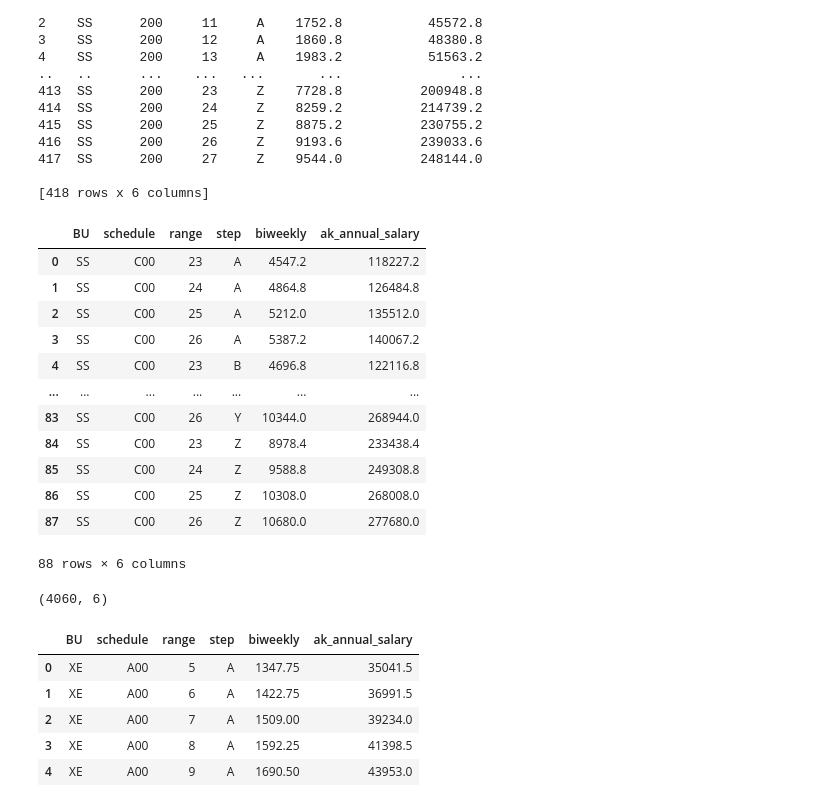
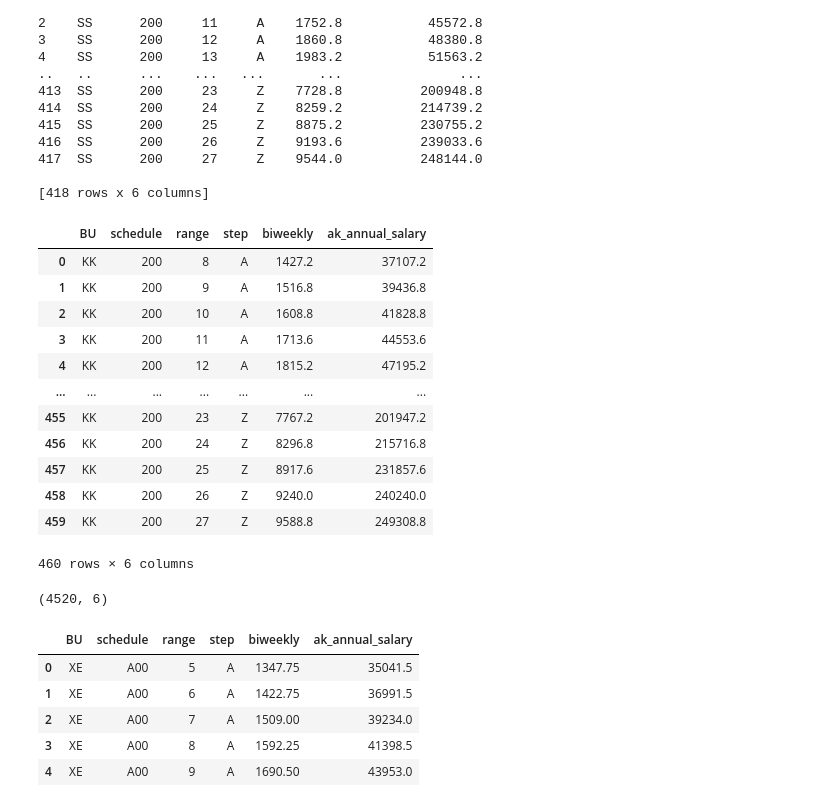
Before and after one commit to daveskoster/AK_Salary_Study, a Jupyter notebook: salary_schedule.ipynb, the cells around one changed output. Drawn from its saved outputs; the diff is of its cells as text; code cells hidden in the pictures.

Commit message:
Added CEA Schedule to the extract, created a new output table to make it easier to read. Added range_change_summary generated by the extract_data.ipynb

```diff
--- a/salary_schedule.ipynb
+++ b/salary_schedule.ipynb
@@ -370,28 +370,29 @@ def process_salary_schedule(
     cleaned = extract_and_clean_pdf_table(pdf_path, **extract_kwargs)
     return transform_salary_df(cleaned, BU, schedule)
 # %%
-df_ssc00 = process_salary_schedule(
-    pdf_path="payroll/sal_sched/070824ssw_C00.pdf",
-    BU="SS",
-    schedule="C00",
-    skip_rows=2,
+df_kk200 = process_salary_schedule(
+    pdf_path="payroll/sal_sched/0724kkw_200.pdf",
+    BU="KK",
+    schedule="200",
+    skip_rows=3,
+    skip_footer_rows=2,
     footer_cols_to_drop=1
 )
-df_ssc00
+df_kk200
 # %% [output]
 |  | BU | schedule | range | step | biweekly | ak_annual_salary |
-| 0 | SS | C00 | 23 | A | 4547.2 | 118227.2 |
-| 1 | SS | C00 | 24 | A | 4864.8 | 126484.8 |
-| 2 | SS | C00 | 25 | A | 5212.0 | 135512.0 |
-| 3 | SS | C00 | 26 | A | 5387.2 | 140067.2 |
-| 4 | SS | C00 | 23 | B | 4696.8 | 122116.8 |
+| 0 | KK | 200 | 8 | A | 1427.2 | 37107.2 |
+| 1 | KK | 200 | 9 | A | 1516.8 | 39436.8 |
+| 2 | KK | 200 | 10 | A | 1608.8 | 41828.8 |
+| 3 | KK | 200 | 11 | A | 1713.6 | 44553.6 |
+| 4 | KK | 200 | 12 | A | 1815.2 | 47195.2 |
 | ... | ... | ... | ... | ... | ... | ... |
-| 83 | SS | C00 | 26 | Y | 10344.0 | 268944.0 |
-| 84 | SS | C00 | 23 | Z | 8978.4 | 233438.4 |
-| 85 | SS | C00 | 24 | Z | 9588.8 | 249308.8 |
-| 86 | SS | C00 | 25 | Z | 10308.0 | 268008.0 |
-| 87 | SS | C00 | 26 | Z | 10680.0 | 277680.0 |
+| 455 | KK | 200 | 23 | Z | 7767.2 | 201947.2 |
+| 456 | KK | 200 | 24 | Z | 8296.8 | 215716.8 |
+| 457 | KK | 200 | 25 | Z | 8917.6 | 231857.6 |
+| 458 | KK | 200 | 26 | Z | 9240.0 | 240240.0 |
+| 459 | KK | 200 | 27 | Z | 9588.8 | 249308.8 |
-88 rows × 6 columns
+460 rows × 6 columns
 # %%
 df_xea00 = process_salary_schedule(
     pdf_path="payroll/sal_sched/070824xew_A00.pdf",
@@ -533,7 +534,15 @@ schedules_config = {
         "skip_rows": 2,
         "footer_cols_to_drop": 1,
     },
-
+    # KK schedule
+    "KK200": {
+        "pdf_path": "payroll/sal_sched/0724kkw_200.pdf",
+        "BU": "KK",
+        "schedule": "200",
+        "skip_rows": 3,
+        "skip_footer_rows": 2,
+        "footer_cols_to_drop": 1
+    },
     # GP schedules
     "GP_100": {
         "pdf_path": "payroll/sal_sched/0724gpw_100.pdf",
@@ -575,7 +584,7 @@ all_schedules_df = process_multiple_schedules(schedules_config)
 print(all_schedules_df.shape)
 all_schedules_df.head()
 # %% [output]
-(4060, 6)
+(4520, 6)
 |  | BU | schedule | range | step | biweekly | ak_annual_salary |
 | 0 | XE | A00 | 5 | A | 1347.75 | 35041.5 |
 | 1 | XE | A00 | 6 | A | 1422.75 | 36991.5 |
```
Also changed, not shown: 7 other files.
